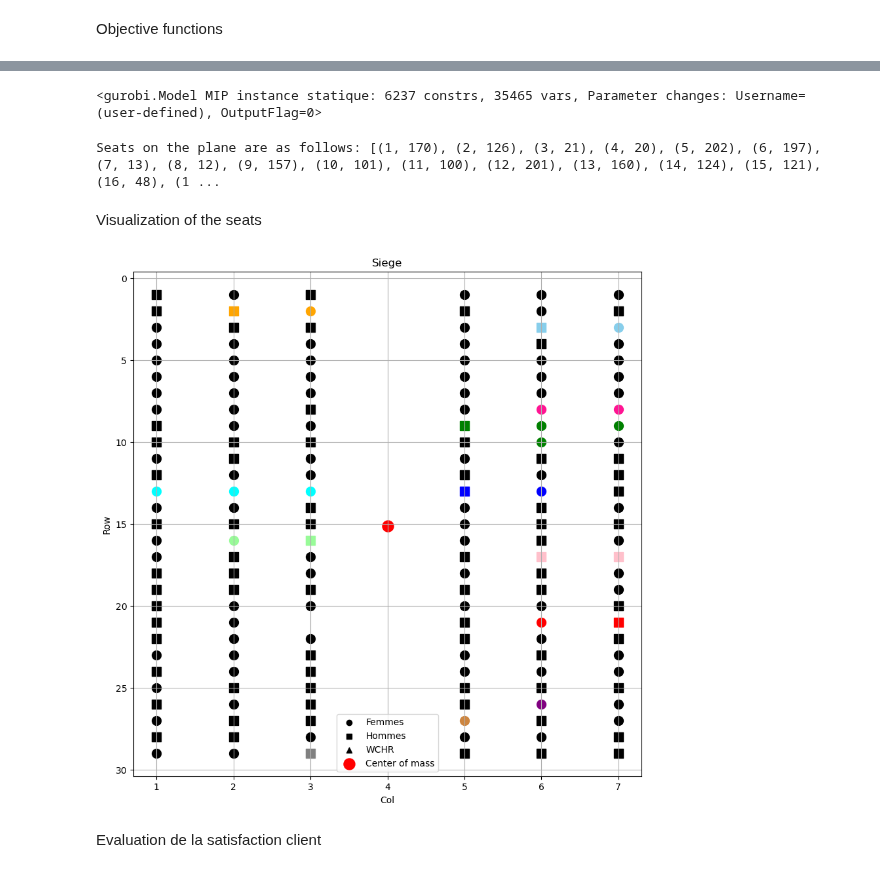
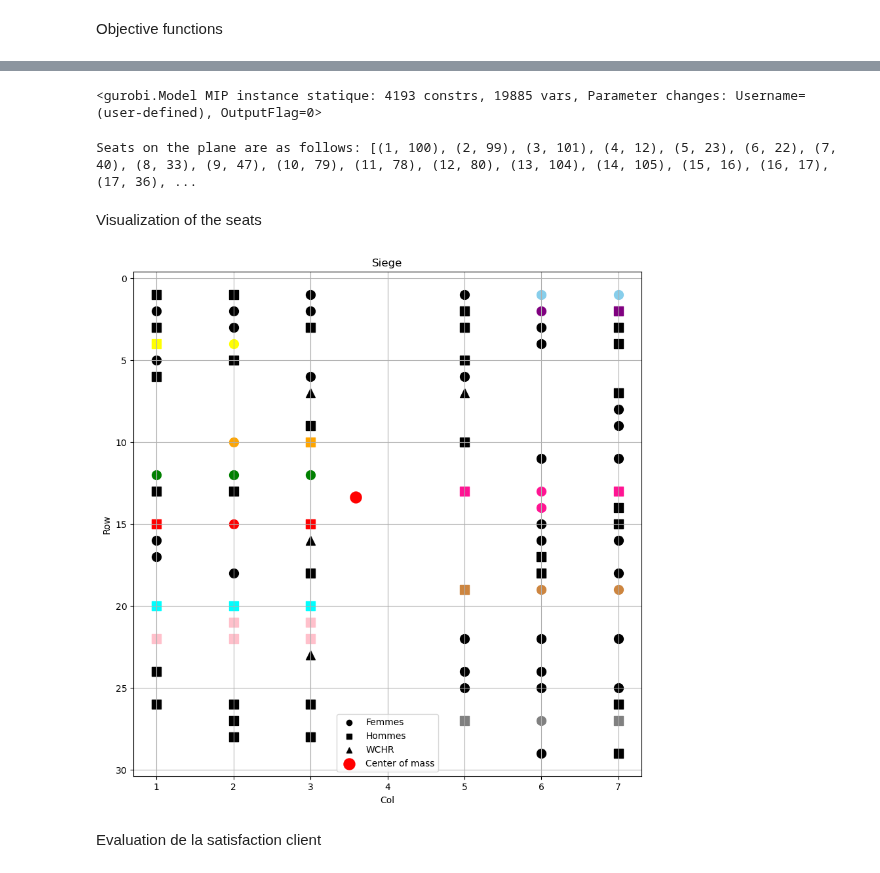
Before and after one commit to DelphineSalzmann/Opti_AirFrance, a Jupyter notebook: main.ipynb, the cells around one changed output, grey strips where cells are left out. Cells and saved outputs as stored; diff of their text form; code cells hidden in the pictures.

```diff
--- a/main.ipynb
+++ b/main.ipynb
@@ -167,7 +167,7 @@ def create_model_and_variables(passengers_dict):
 # %%
 #Choice of the dictionnary
 
-Passengers=Passengers_Oct24
+Passengers=Passengers_Nov5
 # %%
 # Create models and variables for each date
 n=len(Passengers)
@@ -245,7 +249,7 @@ m.params.outputflag = 0 # mute mode
 m.update() # Model update
 display(m) # Text mode display of PL
 # %% [output]
-<gurobi.Model MIP instance statique: 6237 constrs, 35465 vars, Parameter changes: Username=(user-defined), OutputFlag=0>
+<gurobi.Model MIP instance statique: 4193 constrs, 19885 vars, Parameter changes: Username=(user-defined), OutputFlag=0>
 # %%
 #Resolution
 m.Params.timeLimit = 120
@@ -254,7 +258,7 @@ m.optimize()
 print()
 print("Seats on the plane are as follows:", [(i, j) for i in range(1, len(Passengers) + 1) for j in range(1, ns + 1) if S[(i, j)].x])
 # %% [output]
-Seats on the plane are as follows: [(1, 170), (2, 126), (3, 21), (4, 20), (5, 202), (6, 197), (7, 13), (8, 12), (9, 157), (10, 101), (11, 100), (12, 201), (13, 160), (14, 124), (15, 121), (16, 48), (1 ...
+Seats on the plane are as follows: [(1, 100), (2, 99), (3, 101), (4, 12), (5, 23), (6, 22), (7, 40), (8, 33), (9, 47), (10, 79), (11, 78), (12, 80), (13, 104), (14, 105), (15, 16), (16, 17), (17, 36), ...
 # %% [markdown]
 Visualization of the seats
 # %%
@@ -314,45 +318,45 @@ shapes = {
 
 # Define colors for the groups with 3 passangers
 colors = {
-    72: 'red',
-    109: 'green',
+    1: 'red',
+    5: 'green',
     67: 'blue',
-    14: 'orange',
-    23: 'purple',
+    24: 'orange',
+    30: 'purple',
     46: 'gray',
     3: 'yellow',
-    47: 'cyan',
-    17: 'peru',
+    14: 'cyan',
+    23: 'peru',
     76:'palegreen',
-    112: 'pink',
-    117:'deeppink',
-    3:'skyblue'
+    32: 'pink',
+    31:'deeppink',
+    36:'skyblue'
 }
 
 plt.figure(figsize=(10, 10))
 for idx, coord in enumerate(seat_coords):
     group = Passengers[idx + 1]['group']
     gender = Passengers[idx + 1]['gender']
     color = colors.get(group, 'black')  # Get color for the group, default to black if not in colors dictionary
     shape = shapes.get(gender, 'o')      # Get shape for the gender, default to circle if not in shapes dictionary
     plt.scatter(coord[0], coord[1], color=color, marker=shape,  s=100)  # Use marker parameter to set the shape
 
 # Add labels for each gender
 for gender, shape in shapes.items():
     plt.scatter([], [], color='black', marker=shape, label=gender)  # Create invisible scatter plot to add label
 
 # Plotting the center of mass
 plt.scatter(x_g.getValue(), y_g.getValue(), color='red', marker='o', s=150, label='Center of mass')  # Larger red point for center of mass
 
 plt.xlabel('Col')
 plt.ylabel('Row')
 plt.title('Siege')
 plt.grid(True)
 plt.gca().invert_yaxis()
 plt.legend()  # Show legend with gender labels
 plt.show()
 # %% [output]
-[figure, old version]
+[figure, new version]
 # %% [markdown]
 Evaluation de la satisfaction client
 # %% [markdown]
```
Also changed, not shown: parts of 7 cells of this notebook.
